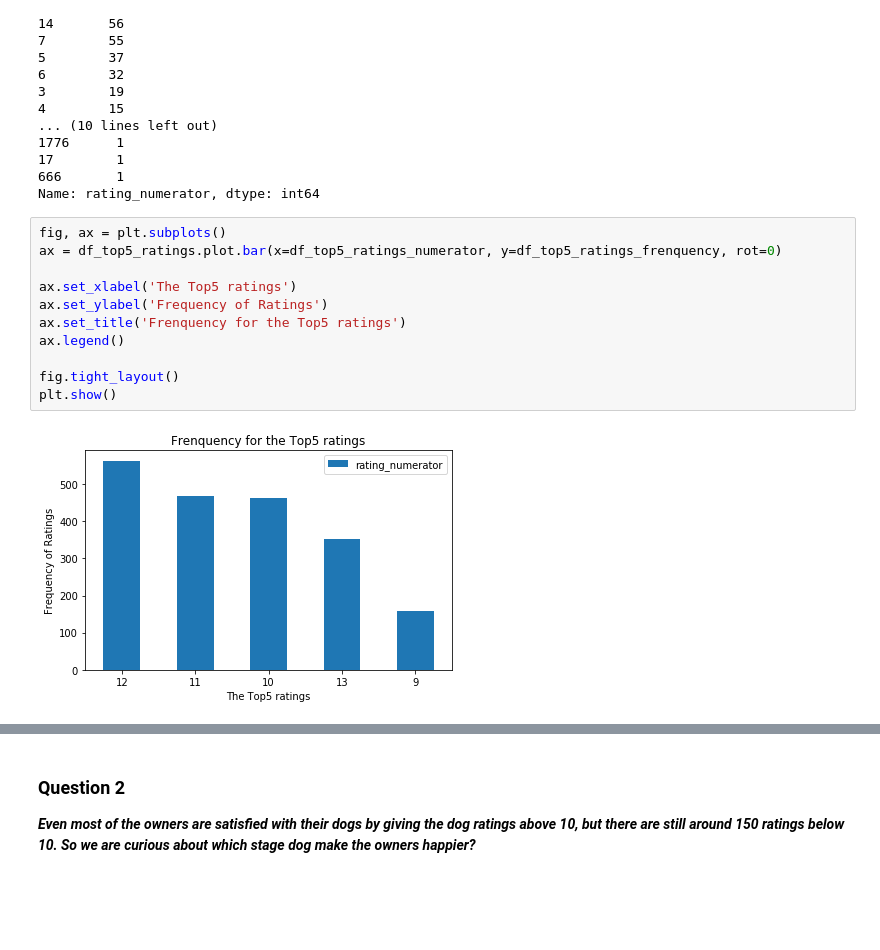
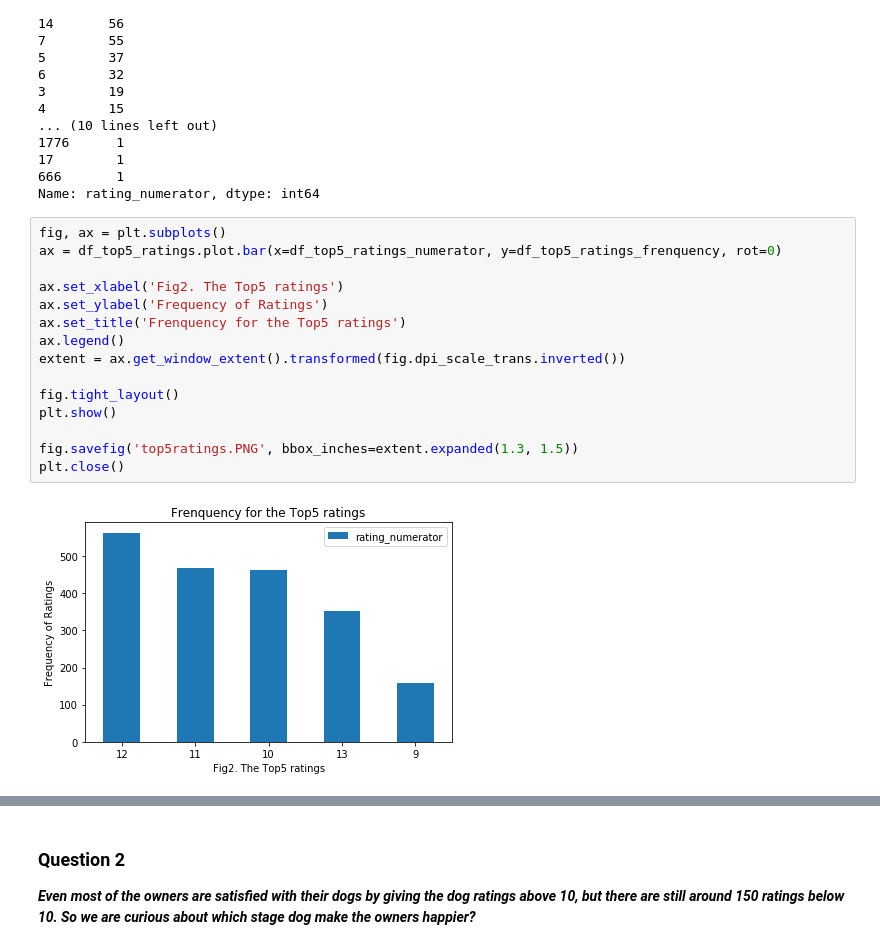
Before and after one commit to EllenZhangYarong/DataScience, a Jupyter notebook: DAND/CapstoneProjects/Project3_Twitter_WeRateDogs/wrangle_act.ipynb, the cells around one changed output, grey strips where cells are left out. Cells and saved outputs as stored; diff of their text form; blank space fills up the shorter version.

```diff
--- a/DAND/CapstoneProjects/Project3_Twitter_WeRateDogs/wrangle_act.ipynb
+++ b/DAND/CapstoneProjects/Project3_Twitter_WeRateDogs/wrangle_act.ipynb
@@ -1014,13 +1015,17 @@ Name: rating_numerator, dtype: int64
 # %%
 fig, ax = plt.subplots()
 ax = df_top5_ratings.plot.bar(x=df_top5_ratings_numerator, y=df_top5_ratings_frenquency, rot=0)
 
-ax.set_xlabel('The Top5 ratings')
+ax.set_xlabel('Fig2. The Top5 ratings')
 ax.set_ylabel('Frequency of Ratings')
 ax.set_title('Frenquency for the Top5 ratings')
 ax.legend()
+extent = ax.get_window_extent().transformed(fig.dpi_scale_trans.inverted())
 
 fig.tight_layout()
 plt.show()
+
+fig.savefig('top5ratings.PNG', bbox_inches=extent.expanded(1.3, 1.5))
+plt.close()
 # %% [output]
-[figure, old version]
+[figure, new version]
```
Also changed, not shown: parts of 40 cells of this notebook, 16 other files.
